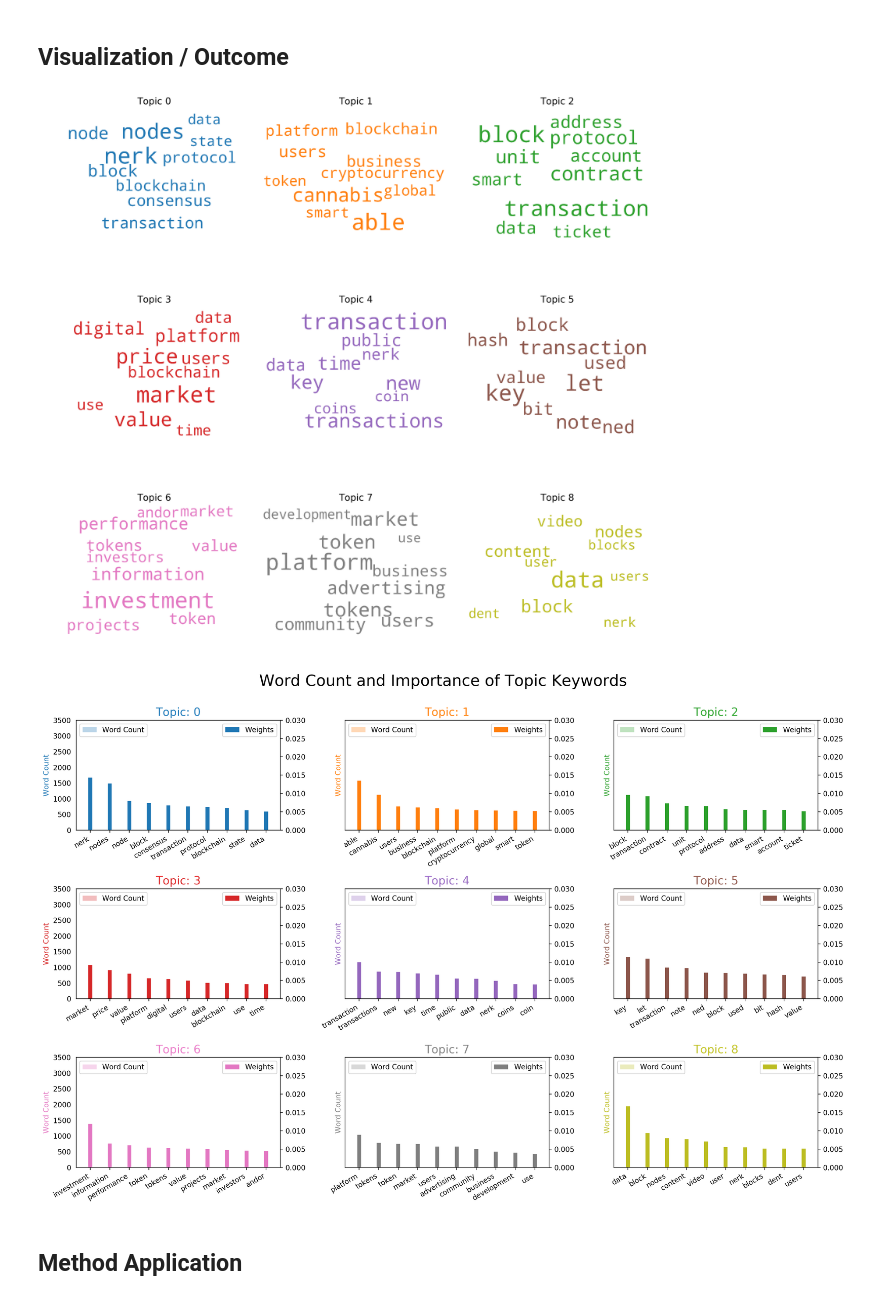
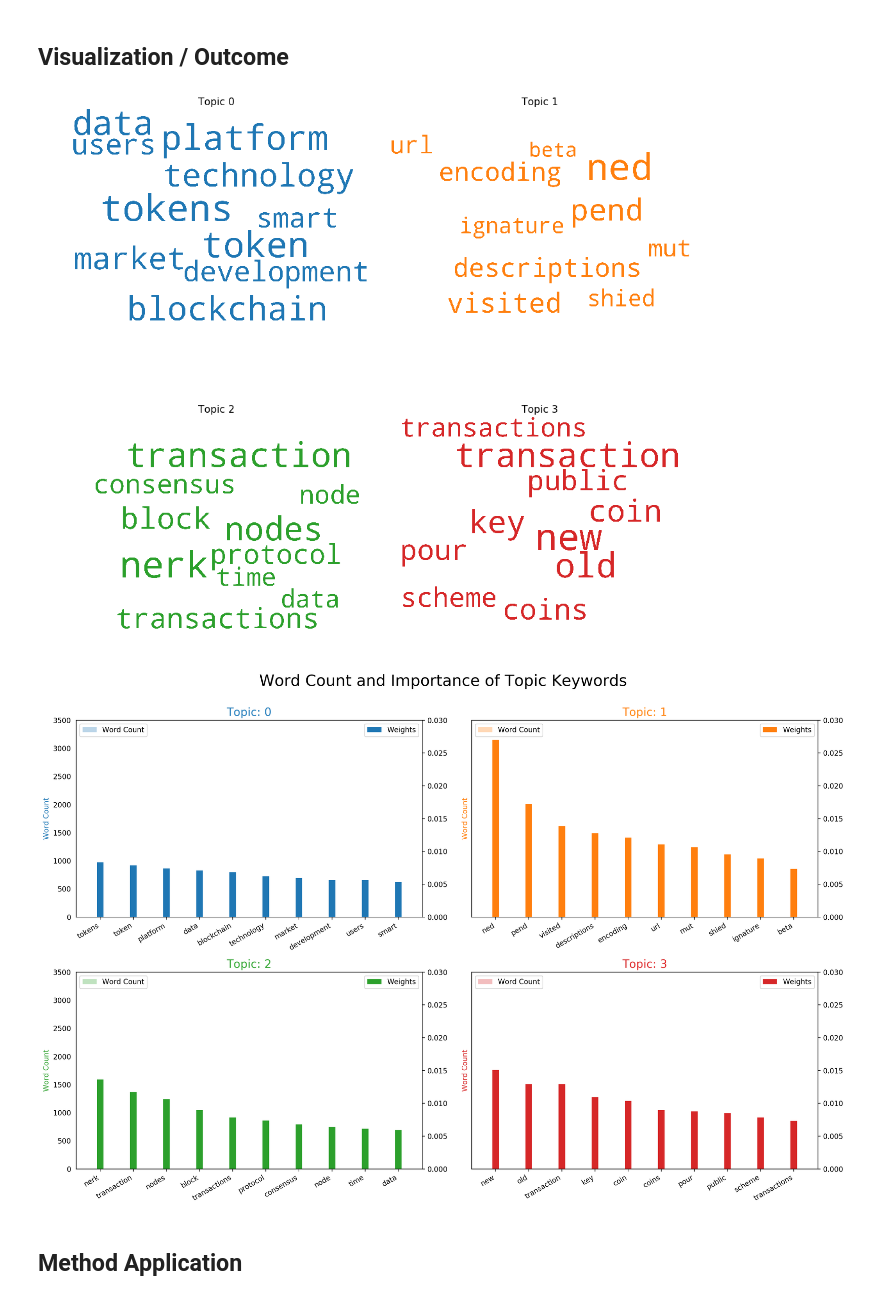
Before and after one commit to luisdiegocm/HWR_DataScience_Project, a Jupyter notebook: notebooks/4- Topic Modeling.ipynb, the cells around one changed output. Cells and saved outputs as stored; diff of their text form; code cells hidden in the pictures.

```diff
--- a/notebooks/4- Topic Modeling.ipynb
+++ b/notebooks/4- Topic Modeling.ipynb
@@ -140,3 +142,6 @@ data_df.to_pickle('tmcorpus.pkl')
+# %%
+with open('tmcorpus.pkl', 'rb') as f:
+    data_df = pickle.load(f)
 # %% [markdown]
 ### Document-Term Matrix
 # %% [markdown]
@@ -202,7 +207,17 @@ corpus = matutils.Sparse2Corpus(sparse_docs)
 id2word = dict((v, k) for k, v in cv.vocabulary_.items())
 # %%
 #lda time!!!
-lda = models.LdaModel(corpus = corpus, id2word = id2word, num_topics = 10, passes= 30)
+
+lda = gensim.models.ldamodel.LdaModel(corpus=corpus,
+                                           id2word=id2word,
+                                           num_topics=5,
+                                           random_state=42,
+                                           update_every=1,
+                                           chunksize=10,
+                                           passes=10,
+                                           alpha='symmetric',
+                                           iterations=100,
+                                           per_word_topics=True)
 lda.print_topics()
 # %% [output]
 [(0,
@@ -235,35 +240,35 @@ import matplotlib.colors as mcolors
 
 cols = [color for name, color in mcolors.TABLEAU_COLORS.items()]  # more colors: 'mcolors.XKCD_COLORS'
 
 cloud = WordCloud(stopwords=stop_words,
                   background_color='white',
                   width=2500,
                   height=1800,
                   max_words=10,
                   colormap='tab10',
                   color_func=lambda *args, **kwargs: cols[i],
                   prefer_horizontal=1.0)
 
 topics = lda.show_topics(formatted=False)
 
-fig, axes = plt.subplots(3, 3, figsize=(15,15), sharex=True, sharey=True, dpi = 200)
+fig, axes = plt.subplots(2, 2, figsize=(15,15), sharex=True, sharey=True, dpi = 70)
 
 for i, ax in enumerate(axes.flatten()):
     fig.add_subplot(ax)
     topic_words = dict(topics[i][1])
     cloud.generate_from_frequencies(topic_words, max_font_size=300)
     plt.gca().imshow(cloud)
     plt.gca().set_title('Topic ' + str(i), fontdict=dict(size=16))
     plt.gca().axis('off')
 
 
 plt.subplots_adjust(wspace=0, hspace=0)
 plt.axis('off')
 plt.margins(x=0, y=0)
 plt.tight_layout()
 plt.show()
 # %% [output]
-[figure, old version]
+[figure, new version]
 # %%
 from collections import Counter
 topics = lda.show_topics(formatted=False)
@@ -278,7 +283,7 @@ for i, topic in topics:
 df = pd.DataFrame(out, columns=['word', 'topic_id', 'importance', 'word_count'])
 
 # Plot Word Count and Weights of Topic Keywords
-fig, axes = plt.subplots(3, 3, figsize=(16,10), sharey=True, dpi=200)
+fig, axes = plt.subplots(2, 2, figsize=(16,10), sharey=True, dpi=200)
 cols = [color for name, color in mcolors.TABLEAU_COLORS.items()]
 for i, ax in enumerate(axes.flatten()):
     ax.bar(x='word', height="word_count", data=df.loc[df.topic_id==i, :], color=cols[i], width=0.5, alpha=0.3, label='Word Count')
@@ -295,7 +300,7 @@ fig.tight_layout(w_pad=2)
 fig.suptitle('Word Count and Importance of Topic Keywords', fontsize=22, y=1.05)
 plt.show()
 # %% [output]
-[figure, old version]
+[figure, new version]
 # %% [markdown]
 ## Method Application
 # %% [markdown]
```
Also changed, not shown: parts of 3 cells of this notebook, 2 other files.
